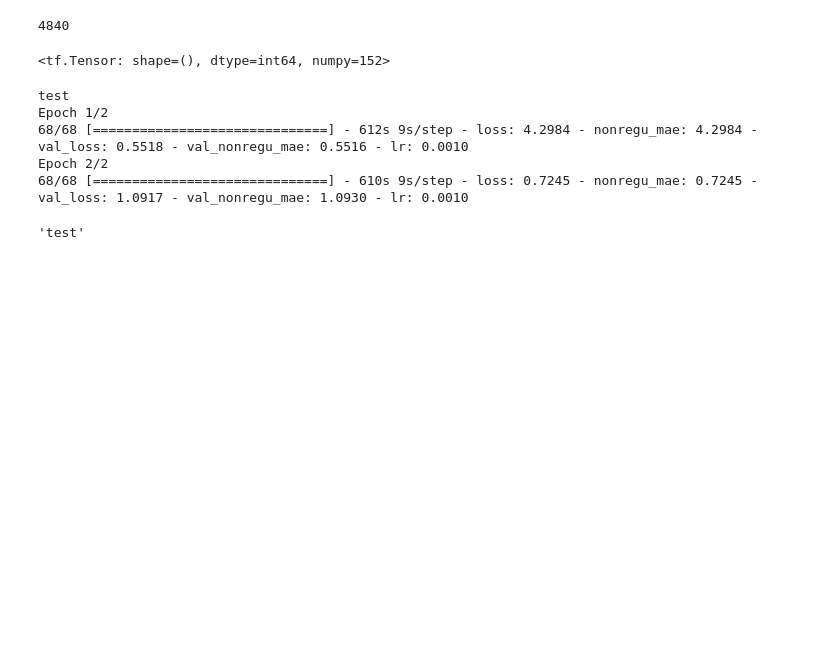
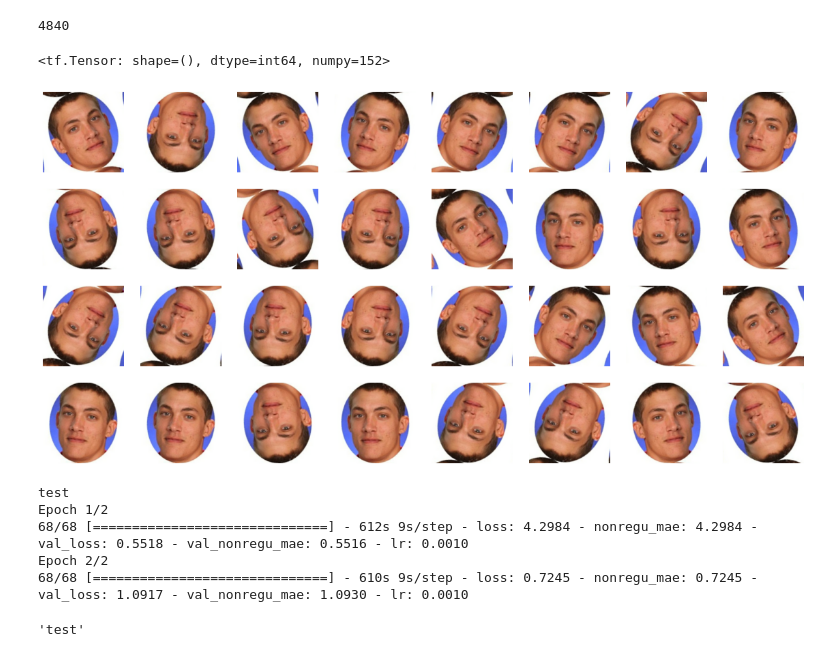
Before and after one commit to LapTQ/IT3910E_facial_beauty_pediction, a Jupyter notebook: facial_beauty_perception.ipynb, the cells around one changed output. Drawn from its saved outputs; the diff is of its cells as text; code cells hidden in the pictures; blank space fills up the shorter version.

```diff
--- a/facial_beauty_perception.ipynb
+++ b/facial_beauty_perception.ipynb
@@ -263,12 +263,12 @@ def filename_to_img(filename, label):
     img_string = tf.io.read_file(filename)
 
     # Don't use tf.image.decode_image, or the output shape will be undefined
-    img = tf.image.decode_jpeg(img_string, channels=1)
+    img = tf.image.decode_jpeg(img_string, channels=3)
 
-    #This will convert to float values in [0, 1]
-    img = tf.image.convert_image_dtype(img, tf.float32)
+    # This will convert to float values in [0, 1]
+    # img = tf.image.convert_image_dtype(img, tf.float32)
 
-    img = tf.image.resize(img, image_size)
+    # img = tf.image.resize(img, image_size)
 
     return img, label
 
@@ -291,6 +291,23 @@ val_ds = configure_for_performance(val_ds)
 train_ds.cardinality()
 # %% [output]
 <tf.Tensor: shape=(), dtype=int64, numpy=152>
+# %%
+data_augmentation = tf.keras.Sequential([
+  tf.keras.layers.Resizing(*image_size),
+  tf.keras.layers.Rescaling(1./255), # use offset=-1 if wanted it to be [-1, 1]
+  tf.keras.layers.RandomFlip("horizontal_and_vertical"),
+  tf.keras.layers.RandomRotation(0.1),
+])
+
+plt.figure(figsize=(20, 10))
+for img, sco in train_ds.take(1):
+    for i in range(32):
+        augmented_image = data_augmentation(img)
+        ax = plt.subplot(4, 8, i + 1)
+        plt.imshow(augmented_image[0])
+        plt.axis("off")
+# %% [output]
+[figure, added]
 # %%
 models['test'] = get_model_v2()
 train_model('test', Adam(), max_epochs=2, batch_size=64)
```
Also changed, not shown: parts of 2 cells of this notebook.
